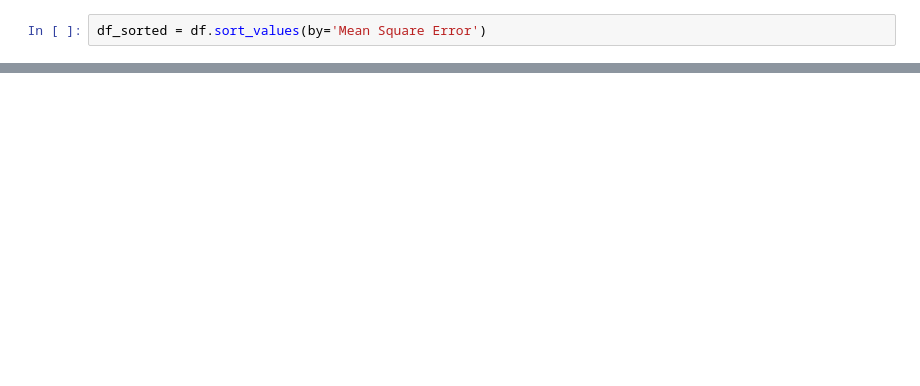
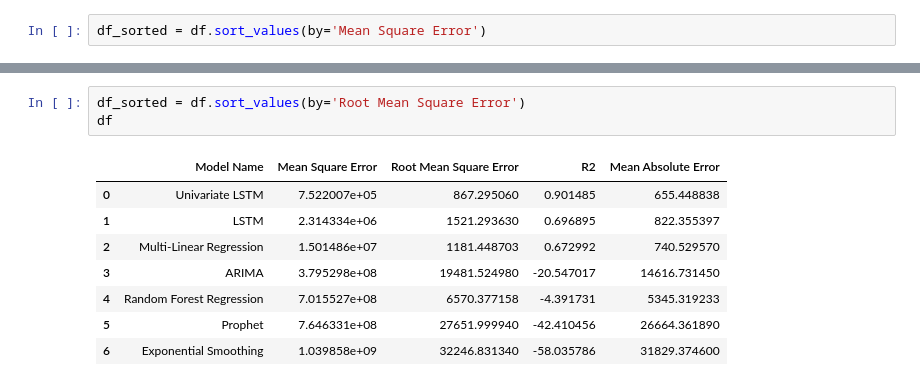
Before and after one commit to MarcusO17/5011-cem-ml, a Jupyter notebook: notebooks/metric_analysis.ipynb, the cells around one changed output, grey strips where cells are left out. Cells and saved outputs as stored; diff of their text form; blank space fills up the shorter version.

Commit message:
reupdated comments and model_metrics

```diff
--- a/notebooks/metric_analysis.ipynb
+++ b/notebooks/metric_analysis.ipynb
@@ -29,3 +20,15 @@ plt.show()
+# %%
+df_sorted = df.sort_values(by='Root Mean Square Error')
+df
+# %% [output]
+|  | Model Name | Mean Square Error | Root Mean Square Error | R2 | Mean Absolute Error |
+| 0 | Univariate LSTM | 7.522007e+05 | 867.295060 | 0.901485 | 655.448838 |
+| 1 | LSTM | 2.314334e+06 | 1521.293630 | 0.696895 | 822.355397 |
+| 2 | Multi-Linear Regression | 1.501486e+07 | 1181.448703 | 0.672992 | 740.529570 |
+| 3 | ARIMA | 3.795298e+08 | 19481.524980 | -20.547017 | 14616.731450 |
+| 4 | Random Forest Regression | 7.015527e+08 | 6570.377158 | -4.391731 | 5345.319233 |
+| 5 | Prophet | 7.646331e+08 | 27651.999940 | -42.410456 | 26664.361890 |
+| 6 | Exponential Smoothing | 1.039858e+09 | 32246.831340 | -58.035786 | 31829.374600 |
 # %%
 df_sorted = df.sort_values(by='Root Mean Square Error')
 plt.figure(figsize=(7,3))
```
Also changed, not shown: parts of 6 cells of this notebook, 2 other files.
